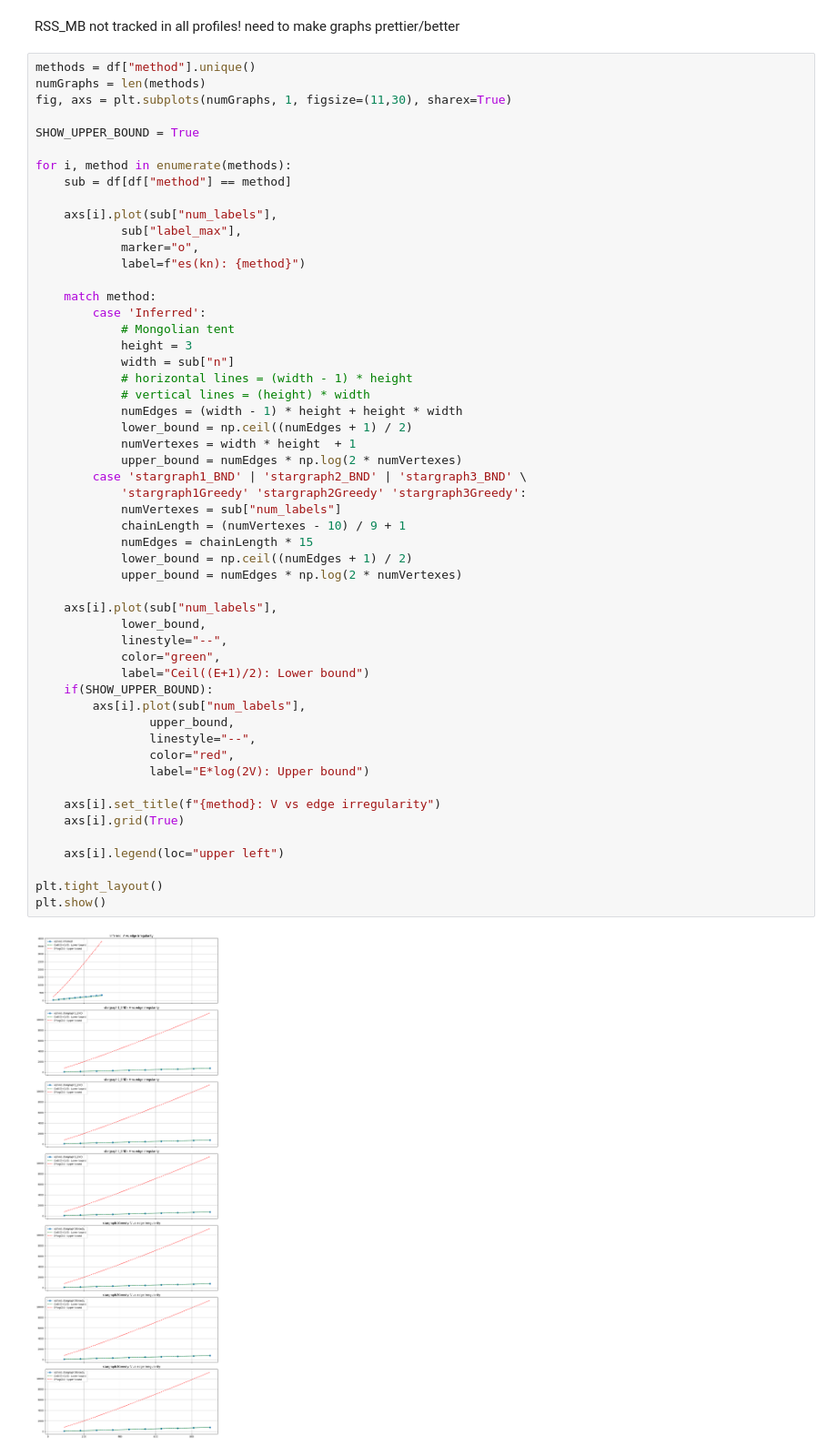
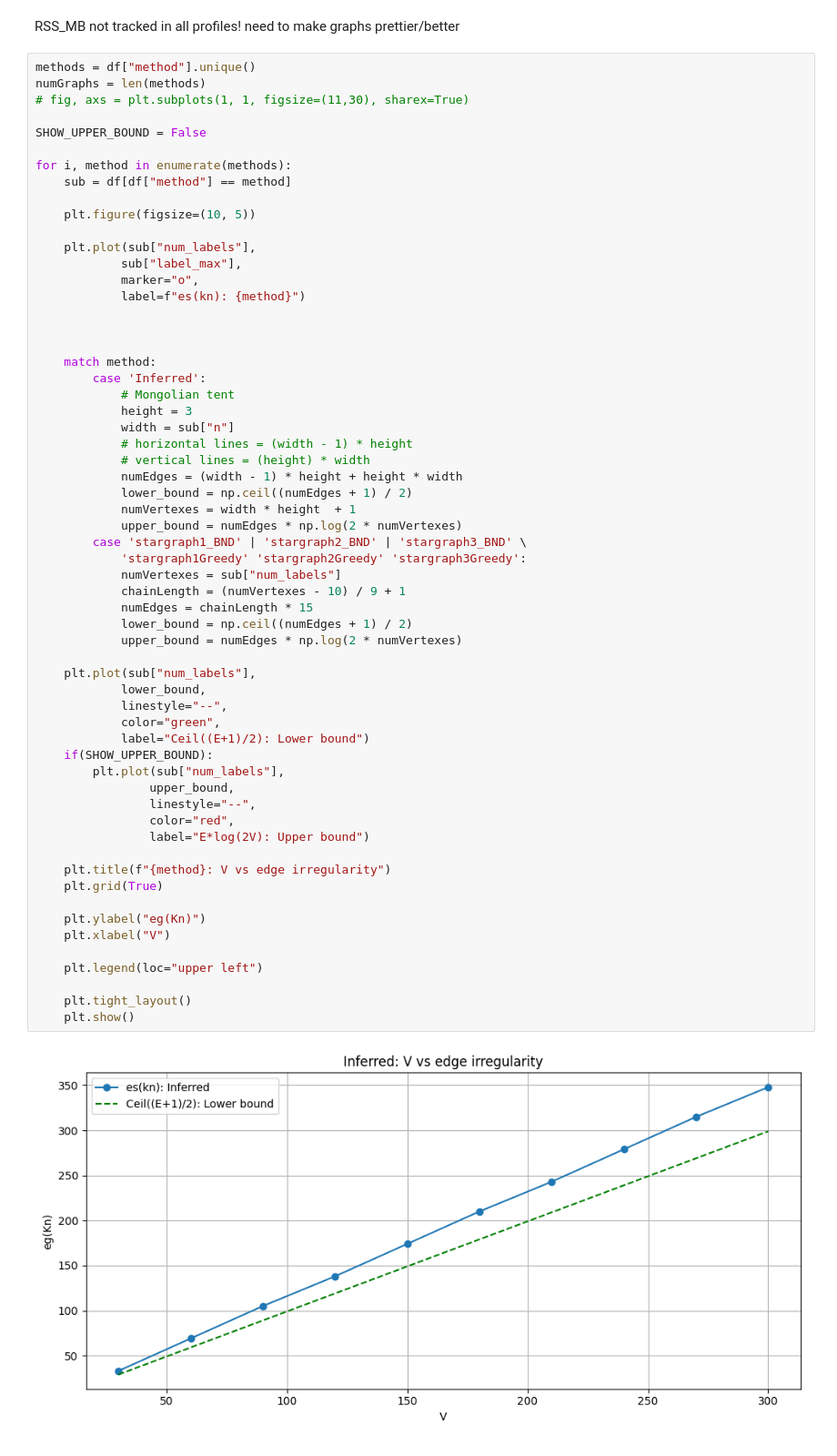
Before and after one commit to csk2q/5592-Vertex-k-Labeling, a Jupyter notebook: Benchmark.ipynb, the cells around one changed output. Shown: that part at 91% size. Drawn from its saved outputs; the diff is of its cells as text.

Commit message:
Add outputs for P2 Greedy Labeler

```diff
--- a/Benchmark.ipynb
+++ b/Benchmark.ipynb
@@ -472,55 +472,62 @@ RSS_MB not tracked in all profiles! need to make graphs prettier/better
 # %%
 methods = df["method"].unique()
 numGraphs = len(methods)
-fig, axs = plt.subplots(numGraphs, 1, figsize=(11,30), sharex=True)
+# fig, axs = plt.subplots(1, 1, figsize=(11,30), sharex=True)
 
-SHOW_UPPER_BOUND = True
+SHOW_UPPER_BOUND = False
 
 for i, method in enumerate(methods):
     sub = df[df["method"] == method]
 
-    axs[i].plot(sub["num_labels"],
+    plt.figure(figsize=(10, 5))
+
+    plt.plot(sub["num_labels"],
             sub["label_max"],
             marker="o",
             label=f"es(kn): {method}")
+
+
 
     match method:
         case 'Inferred':
             # Mongolian tent
             height = 3
             width = sub["n"]
             # horizontal lines = (width - 1) * height
             # vertical lines = (height) * width
             numEdges = (width - 1) * height + height * width
             lower_bound = np.ceil((numEdges + 1) / 2)
             numVertexes = width * height  + 1
             upper_bound = numEdges * np.log(2 * numVertexes)
         case 'stargraph1_BND' | 'stargraph2_BND' | 'stargraph3_BND' \
             'stargraph1Greedy' 'stargraph2Greedy' 'stargraph3Greedy':
             numVertexes = sub["num_labels"]
             chainLength = (numVertexes - 10) / 9 + 1
             numEdges = chainLength * 15
             lower_bound = np.ceil((numEdges + 1) / 2)
             upper_bound = numEdges * np.log(2 * numVertexes)
 
-    axs[i].plot(sub["num_labels"],
+    plt.plot(sub["num_labels"],
             lower_bound,
             linestyle="--",
             color="green",
             label="Ceil((E+1)/2): Lower bound")
     if(SHOW_UPPER_BOUND):
-        axs[i].plot(sub["num_labels"],
+        plt.plot(sub["num_labels"],
                 upper_bound,
                 linestyle="--",
                 color="red",
                 label="E*log(2V): Upper bound")
 
-    axs[i].set_title(f"{method}: V vs edge irregularity")
-    axs[i].grid(True)
+    plt.title(f"{method}: V vs edge irregularity")
+    plt.grid(True)
 
-    axs[i].legend(loc="upper left")
+    plt.ylabel("eg(Kn)")
+    plt.xlabel("V")
 
-plt.tight_layout()
-plt.show()
+    plt.legend(loc="upper left")
+
+    plt.tight_layout()
+    plt.show()
 # %% [output]
-[figure, old version]
+[figure, new version]
```
Also changed, not shown: parts of 3 cells of this notebook, 1 other file.
